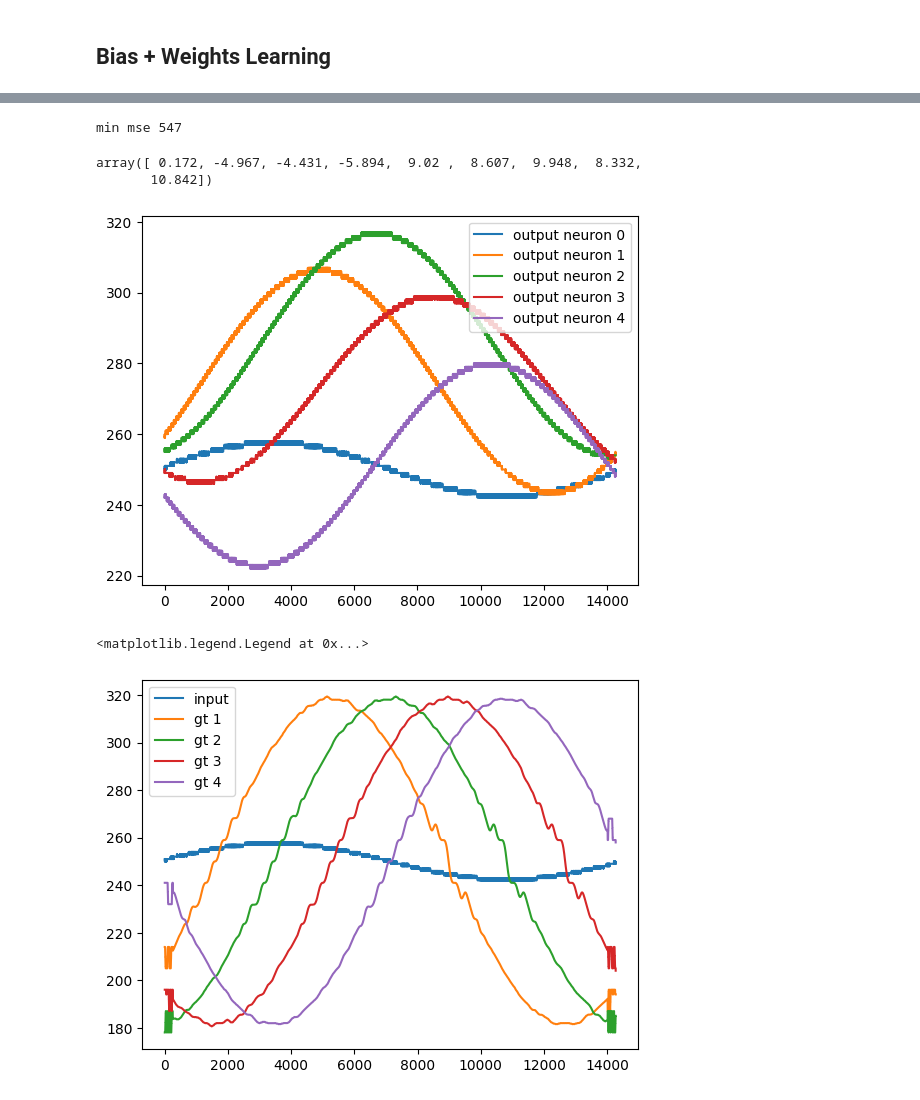
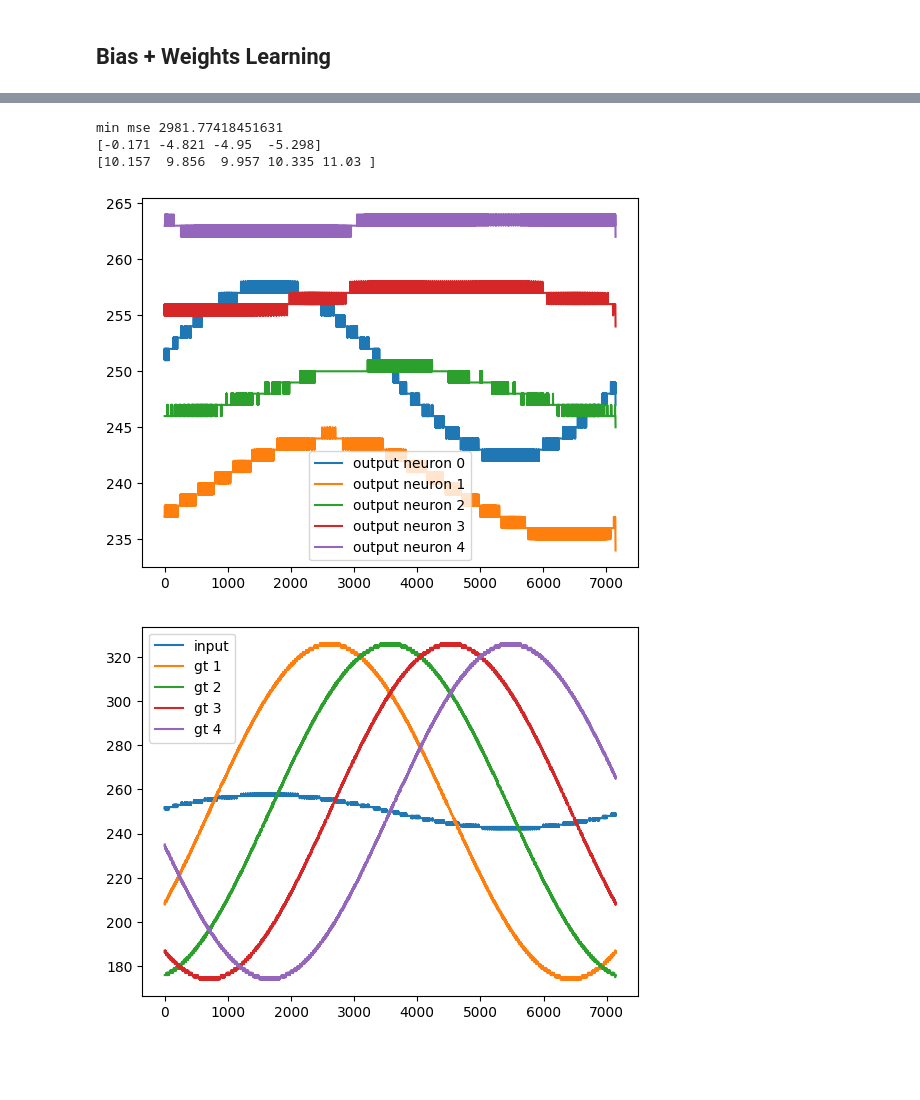
Before and after one commit to yakir4123/SNN-SCTN, a Jupyter notebook: notebooks/supervised_stdp_resonator.ipynb, the cells around one changed output, grey strips where cells are left out. Drawn from its saved outputs; the diff is of its cells as text; code cells hidden in the pictures; blank space fills up the shorter version.

```diff
--- a/notebooks/supervised_stdp_resonator.ipynb
+++ b/notebooks/supervised_stdp_resonator.ipynb
@@ -291,13 +285,7 @@ fig.tight_layout()
 
 for i in range(1, epochs+1):
 
-    for neuron in resonator.neurons:
-        # neuron.rand_gauss_var = 0
-        # neuron.membrane_potential = 0.0
-        neuron.rand_gauss_var = gt_rand_gauss_var
-        neuron.membrane_potential = gt_membrane_potential
-
-    resonator.input_full_data(sine_wave[:wave_length])
+    resonator.input_full_data(sine_wave)
 
     # weights chart
     weights[i, :] = flat_weights(resonator)
@@ -363,21 +348,20 @@ array([11.219,  9.458,  9.934, 10.018, 10.065])
 # %%
 %matplotlib inline
-
 res_resonator = simple_resonator(
     clk_freq=clk_freq,
     freq0=freq0,
     lf=5,
-    thetas=flat_thetas(resonator),
-    weights=chosen_weights,
-    # thetas=[-1, -5, -5, -5],
-    # weights=[11, 9, 10, 10, 10],
+    # thetas=flat_thetas(resonator),
+    # weights=chosen_weights,
+    thetas=[-1, -5, -5, -5],
+    weights=[11, 9, 10, 10, 10],
 )
 
 for i in range(len(res_resonator.neurons)):
     res_resonator.log_out_spikes(i)
 res_resonator.input_full_data(sine_wave)
 
-output = [events_to_spikes(neuron_output(neuron, freq0, phase_number=20), run_window=spikes_window, spikes_arr_size=int(clk_freq/freq0)+1) for neuron in res_resonator.neurons]
+output = [events_to_spikes(neuron_output(neuron, freq0), run_window=spikes_window, spikes_arr_size=int(clk_freq/freq0)+1) for neuron in res_resonator.neurons]
 # %%
 %matplotlib inline
 
@@ -622,14 +584,15 @@ array([-0.739, -5.048, -5.336, -5.451])
 ## Bias + Weights Learning
 # %%
 resonator = learning_resonator(
-    lf=5,
-    thetas=-np.random.random(4)*10,
-    weights=np.random.random(5)*5 + 7,
+    lf=4,
+    thetas=[-1, -5, -5, -5],
+    weights=[10, 10, 10, 10, 10],
+    # weights=[14.266, 10.702,  9.146, 11.067, 11.977],
     ground_truths=[gt1, gt2, gt3, gt4],
     A=1e-4,
     time_to_learn=1e-5,
-    max_weight=15,
-    min_weight=-15,
+    max_weight=np.inf,
+    min_weight=-np.inf,
 )
 learning_rules = [neuron.supervised_stdp for neuron in resonator.neurons[1:]]
 for i in range(len(resonator.neurons)):
@@ -741,44 +715,46 @@ for i in range(1, epochs+1):
-# %%
-print(f'min mse {mses.sum(axis=1).argmin()}')
-chosen_bias = biases[mses.sum(axis=1).argmin()]
-chosen_weights = weights[mses.sum(axis=1).argmin()]
-np.concatenate([chosen_bias, chosen_weights])
-# %% [output]
-min mse 547
-array([ 0.172, -4.967, -4.431, -5.894,  9.02 ,  8.607,  9.948,  8.332,
-       10.842])
+# %%
+min_mse = np.sum(mses[:i,], axis=1).argmin()
+print(f'min mse {mses[min_mse].mean()}')
+chosen_bias = biases[min_mse]
+chosen_weights = weights[min_mse]
+print(chosen_bias)
+print(chosen_weights)
+# %% [output]
+min mse 2981.77418451631
+[-0.171 -4.821 -4.95  -5.298]
+[10.157  9.856  9.957 10.335 11.03 ]
 # %%
 %matplotlib inline
 
 res_resonator = simple_resonator(
     clk_freq=clk_freq,
     freq0=freq0,
     lf=5,
     thetas=chosen_bias,
     weights=chosen_weights,
 )
 
 for i in range(len(res_resonator.neurons)):
     res_resonator.log_out_spikes(i)
 res_resonator.input_full_data(sine_wave)
 
-output = [events_to_spikes(neuron_output(neuron, freq0, phase_number=20), run_window=spikes_window, spikes_arr_size=int(clk_freq/freq0)+1) for neuron in res_resonator.neurons]
+output = [events_to_spikes(neuron_output(neuron, freq0)-resonator_input[0], run_window=spikes_window, spikes_arr_size=int(clk_freq/freq0)+3) for neuron in res_resonator.neurons]
 %matplotlib inline
 
 for i, o in enumerate(output):
     plt.plot(o, label=f'output neuron {i}')
 plt.legend()
 plt.show()
 
 plt.plot(events_to_spikes(resonator_input-resonator_input[0], run_window=spikes_window), label=f'input')
 for i, gt in enumerate(rolling_gt):
     plt.plot(gt, label=f'gt {i+1}')
 
 plt.legend()
+plt.show()
 # %% [output]
-[figure, old version]
+[figure, new version]
-<matplotlib.legend.Legend at 0x...>
-[figure, old version]
+[figure, new version]
 # %%
 from snn.resonator import test_resonator_on_chirp, freq_of_resonator
 res_resonator = simple_resonator(
```
Also changed, not shown: parts of 17 cells of this notebook.
